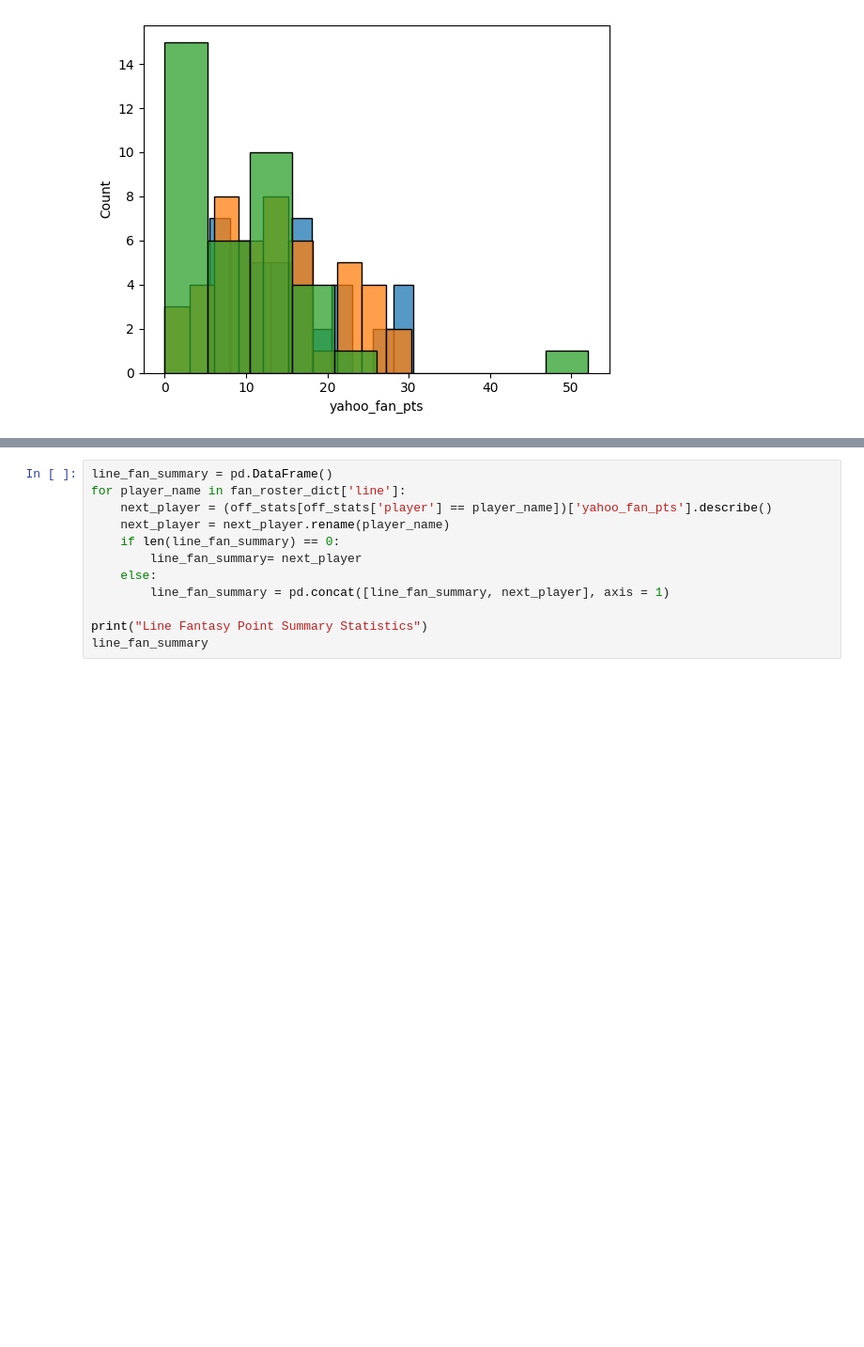
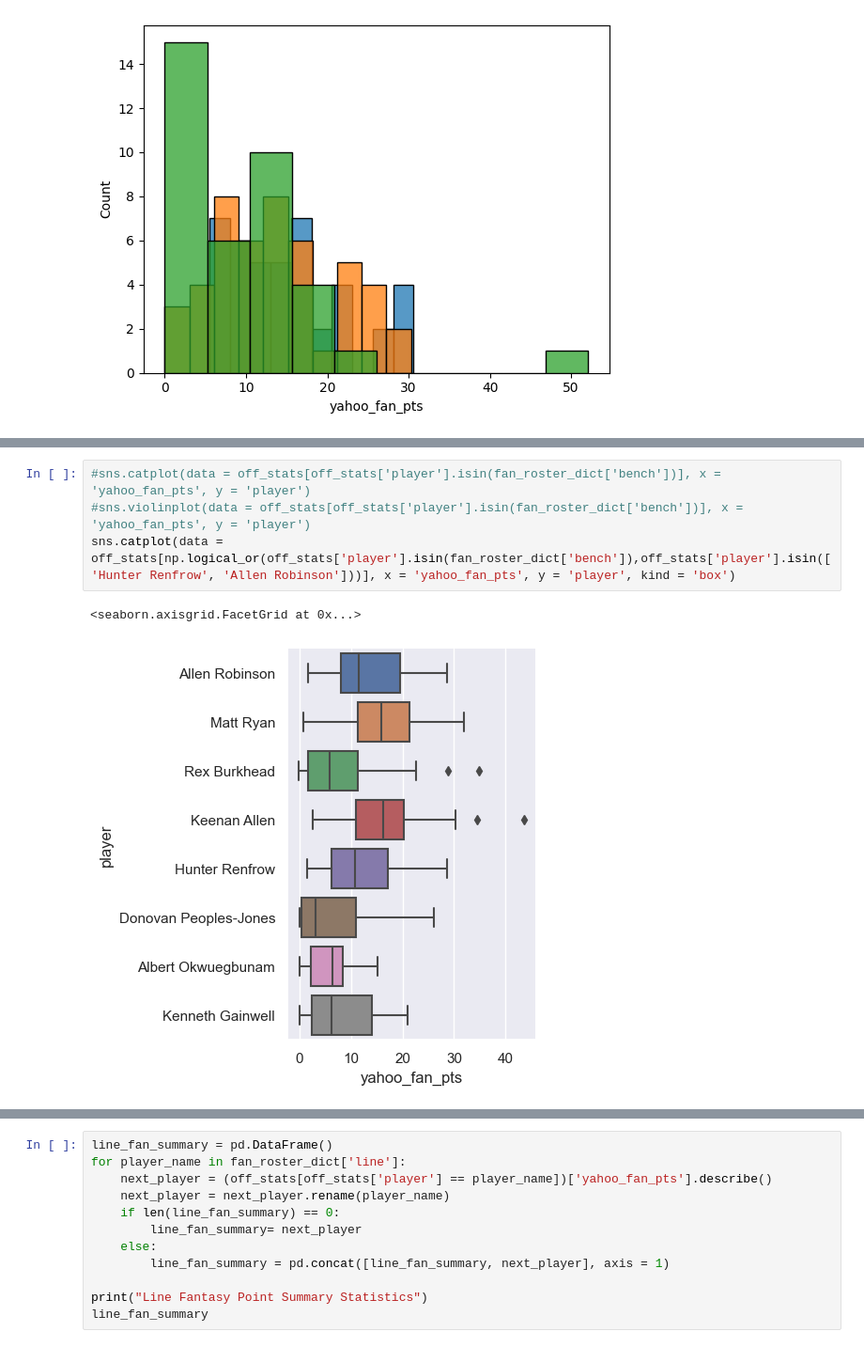
Before and after one commit to rbtessier/nfl-analysis, a Jupyter notebook: nfl_fantasy_eda.ipynb, the cells around one changed output, grey strips where cells are left out. Shown: that part at 94% size. Saved outputs shown, nothing was run; the diff lists cells and outputs as text; blank space fills up the shorter version.

```diff
--- a/nfl_fantasy_eda.ipynb
+++ b/nfl_fantasy_eda.ipynb
@@ -150,0 +207,7 @@ Name: yahoo_fan_pts, dtype: float64
+# %%
+#sns.catplot(data = off_stats[off_stats['player'].isin(fan_roster_dict['bench'])], x = 'yahoo_fan_pts', y = 'player')
+#sns.violinplot(data = off_stats[off_stats['player'].isin(fan_roster_dict['bench'])], x = 'yahoo_fan_pts', y = 'player')
+sns.catplot(data = off_stats[np.logical_or(off_stats['player'].isin(fan_roster_dict['bench']),off_stats['player'].isin(['Hunter Renfrow', 'Allen Robinson']))], x = 'yahoo_fan_pts', y = 'player', kind = 'box')
+# %% [output]
+<seaborn.axisgrid.FacetGrid at 0x...>
+[figure, added]
```
Also changed, not shown: parts of 6 cells of this notebook.
